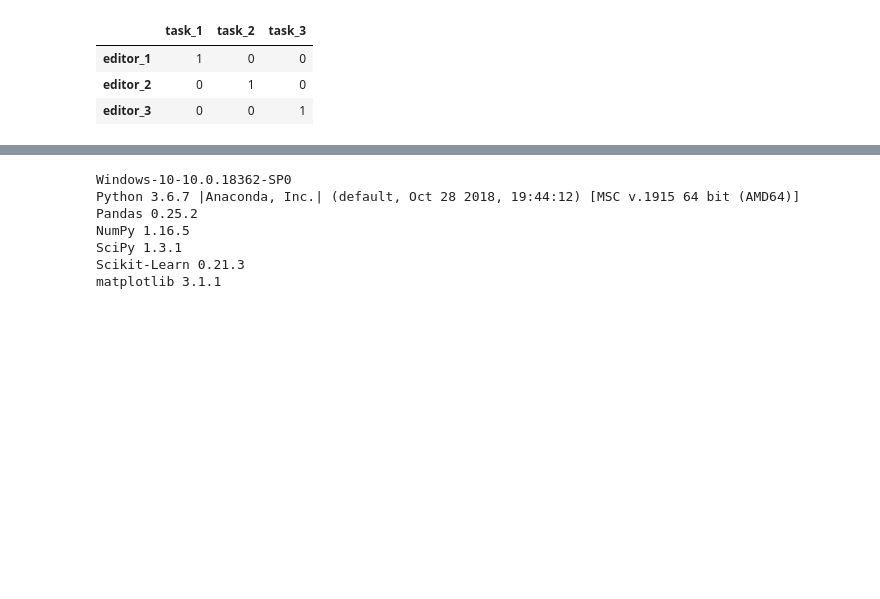
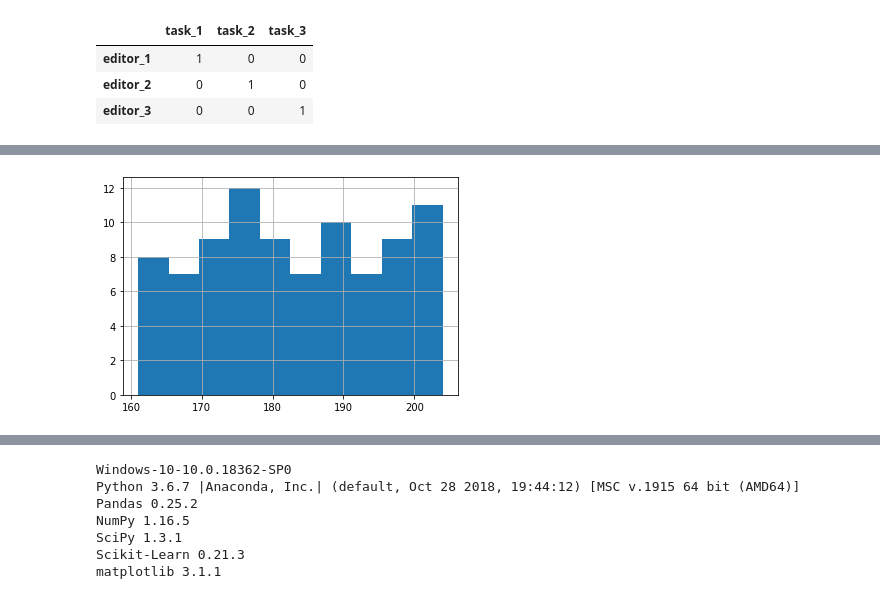
Before and after one commit to arealrb/data-science-challenge, a Jupyter notebook: Solution.ipynb, the cells around one changed output, grey strips where cells are left out. Drawn from its saved outputs; the diff is of its cells as text; code cells hidden in the pictures; blank space fills up the shorter version.

```diff
--- a/Solution.ipynb
+++ b/Solution.ipynb
@@ -116,0 +191,8 @@ from genetic import gen_pop_mp, genetic_algorithm_mp
+# %%
+# the distribution of tasks per agents
+tasks_per_agent = best_ind.sum(axis=1)
+p = pd.Series(tasks_per_agent).hist()
+
+# forcind the optimization on the balance really makes the distribution uniform, while trying to increase the quality
+# %% [output]
+[figure, added]
```
Also changed, not shown: parts of 23 cells of this notebook, 2 other files.
